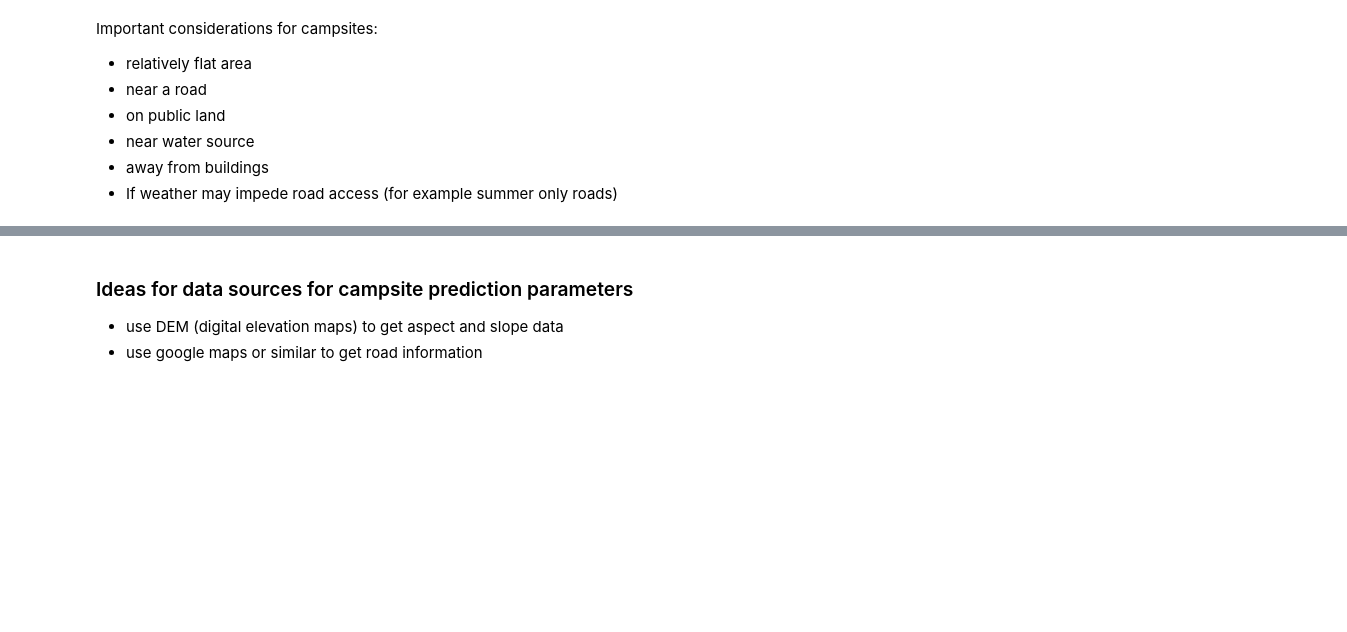
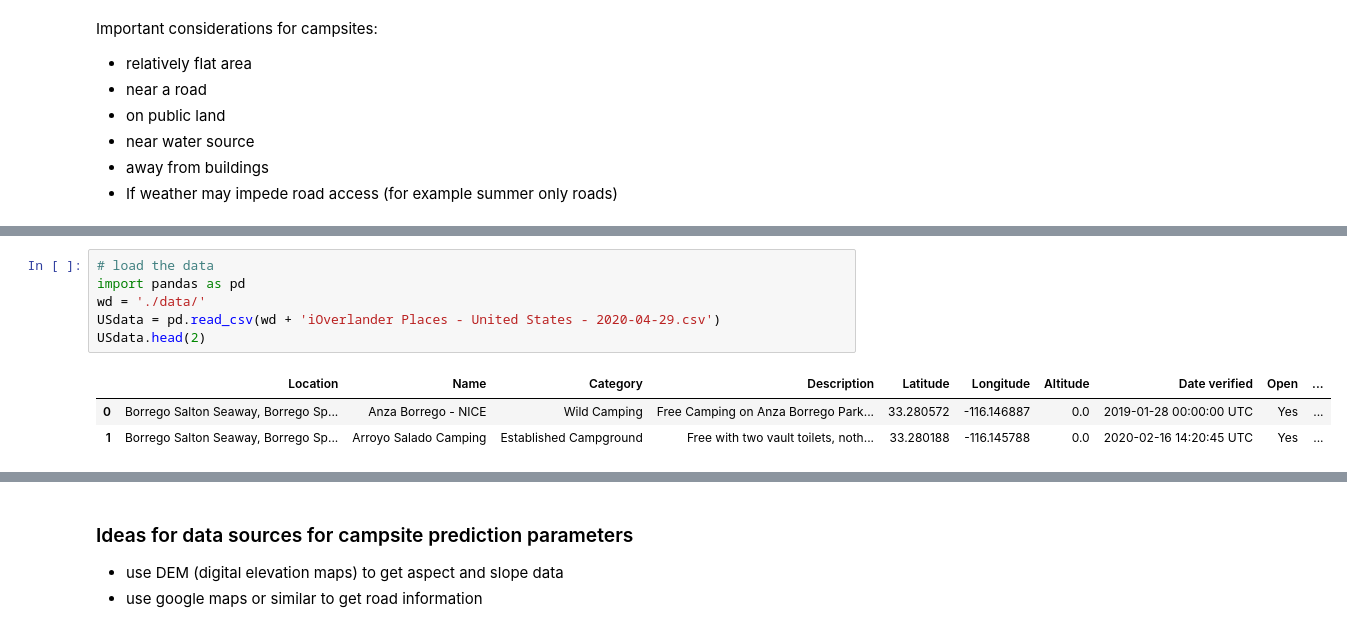
Before and after one commit to paultanger/CampsitePredict, a Jupyter notebook: index.ipynb, the cells around one changed output, grey strips where cells are left out. Drawn from its saved outputs; the diff is of its cells as text; blank space fills up the shorter version.

```diff
--- a/index.ipynb
+++ b/index.ipynb
@@ -39,0 +58,10 @@ Important considerations for campsites:
+# %%
+# load the data
+import pandas as pd
+wd = './data/'
+USdata = pd.read_csv(wd + 'iOverlander Places - United States - 2020-04-29.csv')
+USdata.head(2)
+# %% [output]
+|  | Location | Name | Category | Description | Latitude | Longitude | Altitude | Date verified | Open | ... |
+| 0 | Borrego Salton Seaway, Borrego Sp... | Anza Borrego - NICE | Wild Camping | Free Camping on Anza Borrego Park... | 33.280572 | -116.146887 | 0.0 | 2019-01-28 00:00:00 UTC | Yes | ... |
+| 1 | Borrego Salton Seaway, Borrego Sp... | Arroyo Salado Camping | Established Campground | Free with two vault toilets, noth... | 33.280188 | -116.145788 | 0.0 | 2020-02-16 14:20:45 UTC | Yes | ... |
```
Also changed, not shown: parts of 4 cells of this notebook, 2 other files.
